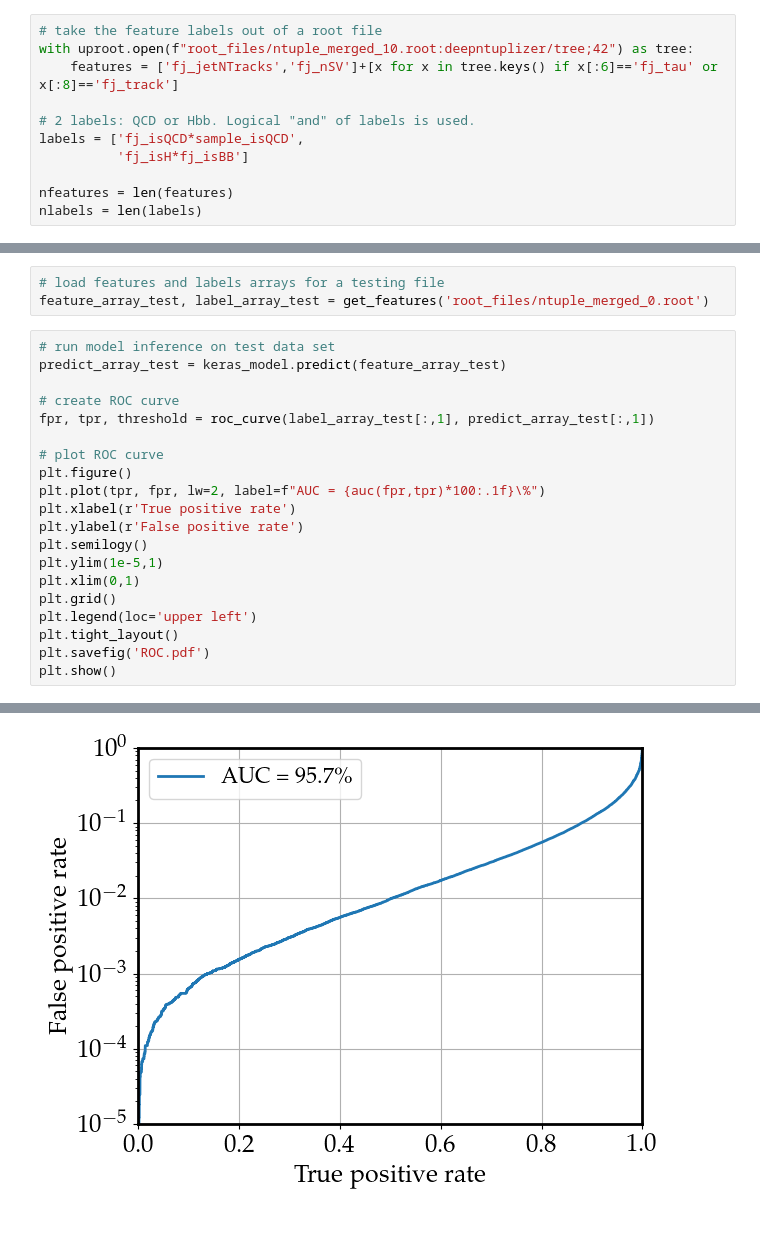
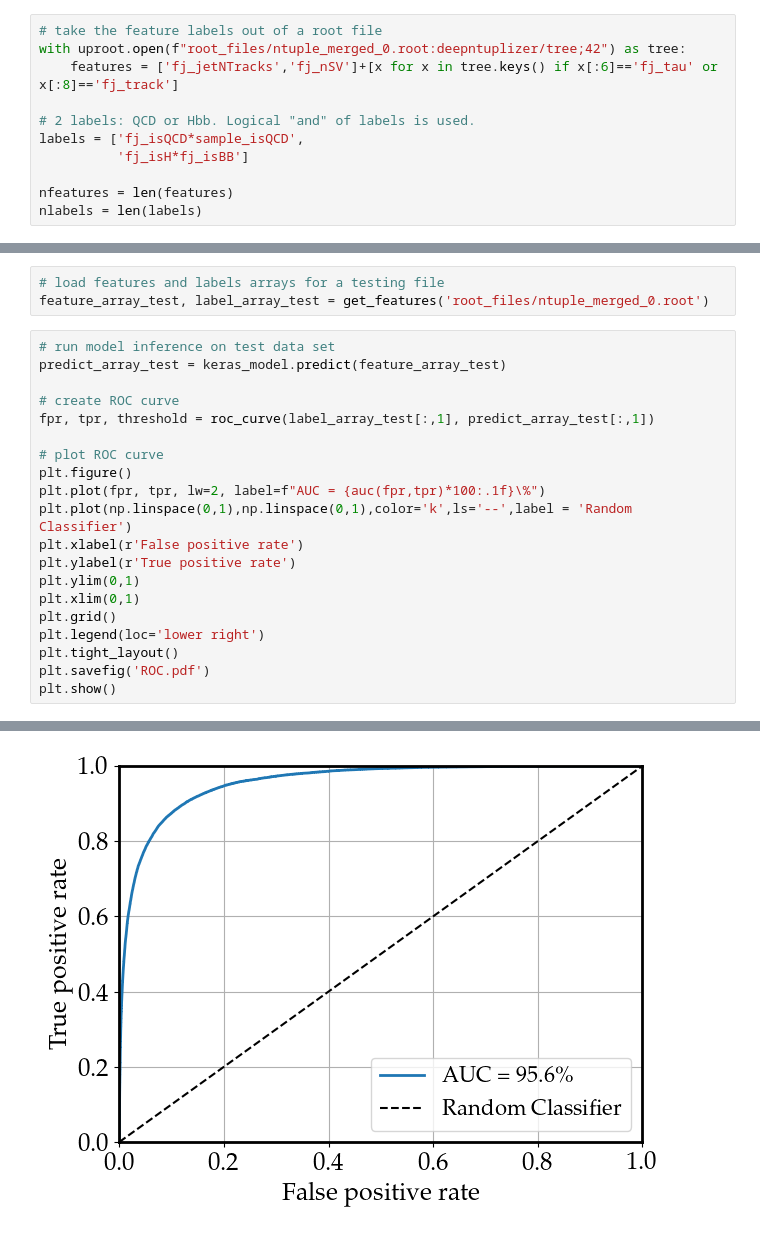
Before and after one commit to ikrommyd/PHYS549, a Jupyter notebook: train.ipynb, the cells around one changed output, grey strips where cells are left out. Cells and saved outputs as stored; diff of their text form.

Commit message:
fix roc curve

```diff
--- a/train.ipynb
+++ b/train.ipynb
@@ -27,7 +27,7 @@ plt.rcParams.update({
 })
 # %%
 # take the feature labels out of a root file
-with uproot.open(f"root_files/ntuple_merged_10.root:deepntuplizer/tree;42") as tree:
+with uproot.open(f"root_files/ntuple_merged_0.root:deepntuplizer/tree;42") as tree:
     features = ['fj_jetNTracks','fj_nSV']+[x for x in tree.keys() if x[:6]=='fj_tau' or x[:8]=='fj_track']
 
 # 2 labels: QCD or Hbb. Logical "and" of labels is used.
@@ -132,14 +136,14 @@ fpr, tpr, threshold = roc_curve(label_array_test[:,1], predict_array_test[:,1])
 
 # plot ROC curve
 plt.figure()
-plt.plot(tpr, fpr, lw=2, label=f"AUC = {auc(fpr,tpr)*100:.1f}\%")
-plt.xlabel(r'True positive rate')
-plt.ylabel(r'False positive rate')
-plt.semilogy()
-plt.ylim(1e-5,1)
+plt.plot(fpr, tpr, lw=2, label=f"AUC = {auc(fpr,tpr)*100:.1f}\%")
+plt.plot(np.linspace(0,1),np.linspace(0,1),color='k',ls='--',label = 'Random Classifier')
+plt.xlabel(r'False positive rate')
+plt.ylabel(r'True positive rate')
+plt.ylim(0,1)
 plt.xlim(0,1)
 plt.grid()
-plt.legend(loc='upper left')
+plt.legend(loc='lower right')
 plt.tight_layout()
 plt.savefig('ROC.pdf')
 plt.show()
@@ -148 +152 @@ plt.show()
-[figure, old version]
+[figure, new version]
```
Also changed, not shown: parts of 3 cells of this notebook, 1 other file.
